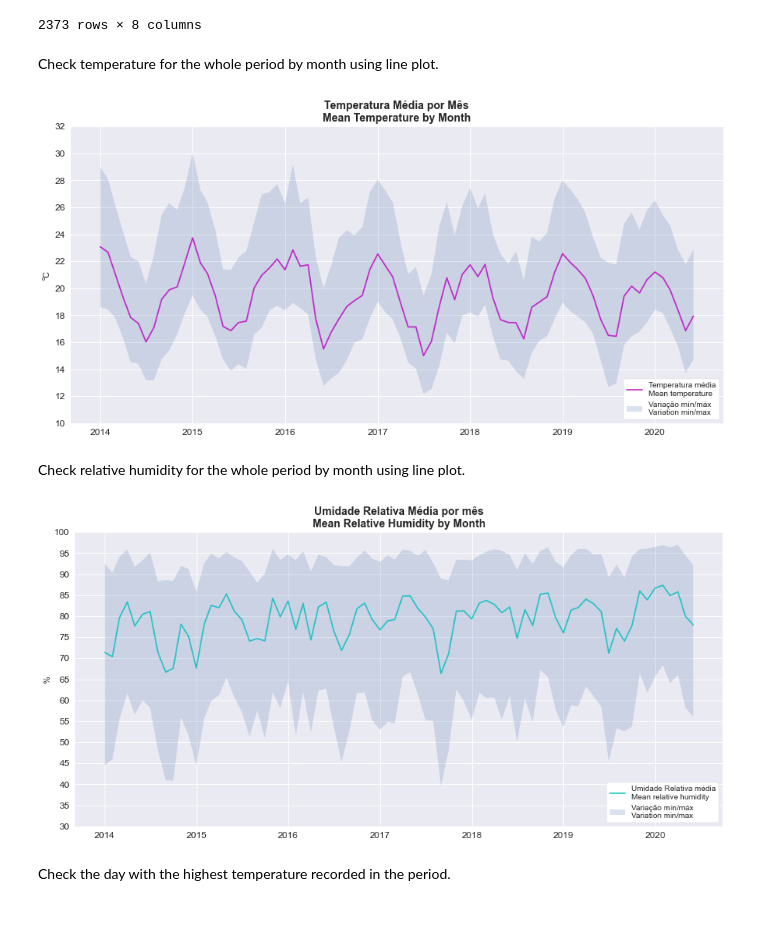
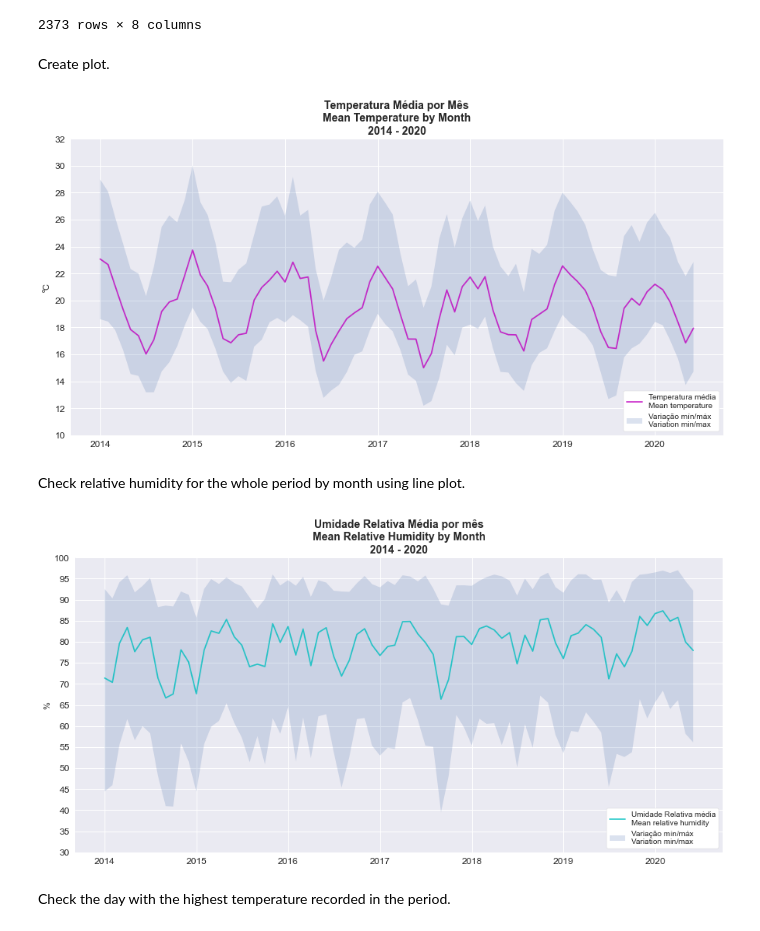
Before and after one commit to sjsilvabr/Utilities_Consumption, a Jupyter notebook: Weather_Notebook.ipynb, the cells around one changed output. Saved outputs shown, nothing was run; the diff lists cells and outputs as text; code cells hidden in the pictures.

```diff
--- a/Weather_Notebook.ipynb
+++ b/Weather_Notebook.ipynb
@@ -226,7 +231,7 @@ def calculate_mean(m, d, t, col_):
     cm = df_weather[(df_weather['date'].dt.month==m) &
                    (df_weather['date'].dt.day==d) &
                    (df_weather['time_utc']==t) &
-                   (df_weather[col_]!=-9999)][col_].mean()
+                   (df_weather[col_]!=-9999)][col_].mean(skipna=True)
     return round(cm,1)
 
 # use apply to call the defined function when value is missing
@@ -589,8 +620,8 @@ df_weatherday
 | 2371 | 2020-06-29 | 14.8 | 13.1 | 19.0 | 90.9 | 72.0 | 98.0 | ... |
 | 2372 | 2020-06-30 | 15.7 | 13.2 | 21.2 | 89.6 | 67.0 | 99.0 | ... |
 2373 rows × 8 columns
-# %% [markdown]
-Check temperature for the whole period by month using line plot.
+# %% [markdown]
+Create plot.
 # %%
 # group data by year_month
 df_plttmp = df_weatherday.groupby('year_month').mean().reset_index()
@@ -598,7 +629,7 @@ df_plttmp = df_weatherday.groupby('year_month').mean().reset_index()
 # create the plot figure
 fig, ax = plt.subplots(figsize=(15,7))
 
-# create plot
+# plot data
 ax.plot(pd.to_datetime(df_plttmp['year_month'], format='%Y-%m'), df_plttmp['temp_mean'], color='m', alpha=0.8,
        label='Temperatura média\nMean temperature')
 ax.fill_between(pd.to_datetime(df_plttmp['year_month'], format='%Y-%m'), df_plttmp['temp_min'], df_plttmp['temp_max'],
@@ -611,39 +642,49 @@ ax.set_yticks(np.arange(10, max(df_plttmp['temp_max'])+2,2))
 ax.legend(loc=4, frameon=True, facecolor='white', framealpha=1)
 
 # define plot title and axis labels
-ax.set_title('Temperatura Média por Mês\nMean Temperature by Month', {'fontsize':14}, fontweight=900)
+ax.set_title('Temperatura Média por Mês\nMean Temperature by Month\n' + \
+             str(min(df_weatherperiod['date'].dt.year)) + ' - ' + str(max(df_weatherperiod['date'].dt.year)),
+             {'fontsize':14}, fontweight=900)
 ax.set_ylabel('ºC')
+
+#save to file
+plt.savefig('./Images/Weather_Plot_07_Line_Temp_Year.png', bbox_inches='tight')
 
 # show plot
 plt.show()
 # %% [output]
-[figure, old version]
+[figure, new version]
 # %% [markdown]
 Check relative humidity for the whole period by month using line plot.
 # %%
 # create the plot figure
 fig, ax = plt.subplots(figsize=(15,7))
 
-# create plot
+# plot data
 ax.plot(pd.to_datetime(df_plttmp['year_month'], format='%Y-%m'), df_plttmp['rel_humidity_mean'], color='c', alpha=0.8,
        label='Umidade Relativa média\nMean relative humidity')
 ax.fill_between(pd.to_datetime(df_plttmp['year_month'], format='%Y-%m'), df_plttmp['rel_humidity_min'], df_plttmp['rel_humidity_max'],
                 alpha=0.2, label='Variação mín/máx\nVariation min/max')
 
 # define y-ticks
 ax.set_yticks(np.arange(30, max(df_plttmp['rel_humidity_max'])+5,5))
 
 # define legend
 ax.legend(loc=4, frameon=True, facecolor='white', framealpha=1)
 
 # define plot title and axis labels
-ax.set_title('Umidade Relativa Média por mês\nMean Relative Humidity by Month', {'fontsize':14}, fontweight=900)
+ax.set_title('Umidade Relativa Média por mês\nMean Relative Humidity by Month\n' + \
+             str(min(df_weatherperiod['date'].dt.year)) + ' - ' + str(max(df_weatherperiod['date'].dt.year)),
+             {'fontsize':14}, fontweight=900)
 ax.set_ylabel('%')
+
+#save to file
+plt.savefig('./Images/Weather_Plot_08_Line_RHumidity_Year.png', bbox_inches='tight')
 
 # show plot
 plt.show()
 # %% [output]
-[figure, old version]
+[figure, new version]
 # %% [markdown]
 Check the day with the highest temperature recorded in the period.
 # %%
```
Also changed, not shown: parts of 27 cells of this notebook, 2 other files.
